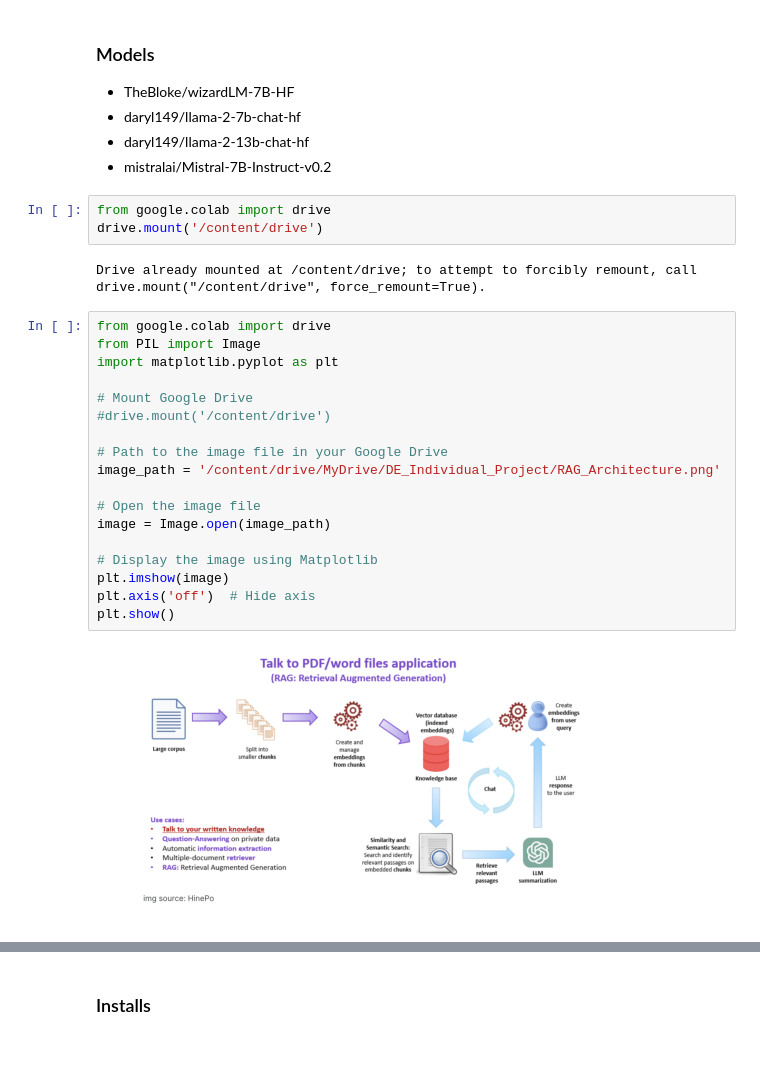
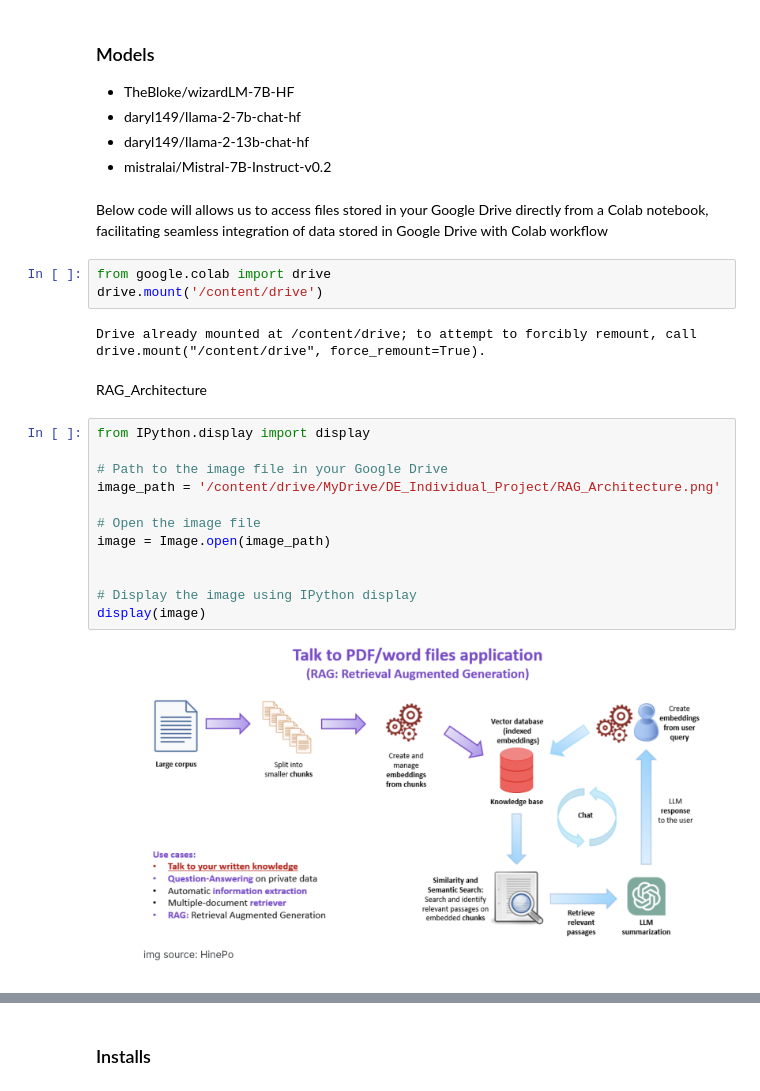
Before and after one commit to ankitmehani/RAG_Based_LLM-DE_Individual_Project, a Jupyter notebook: Harry_Potter_RAG_LLM_Chatbot.ipynb, the cells around one changed output, grey strips where cells are left out. Drawn from its saved outputs; the diff is of its cells as text; blank space fills up the shorter version.

```diff
--- a/Harry_Potter_RAG_LLM_Chatbot.ipynb
+++ b/Harry_Potter_RAG_LLM_Chatbot.ipynb
@@ -55,28 +55,26 @@ _________________________________
 - daryl149/llama-2-7b-chat-hf
 - daryl149/llama-2-13b-chat-hf
 - mistralai/Mistral-7B-Instruct-v0.2
+# %% [markdown]
+Below code will allows us to access files stored in your Google Drive directly from a Colab notebook, facilitating seamless integration of data stored in Google Drive with Colab workflow
 # %%
 from google.colab import drive
 drive.mount('/content/drive')
 # %% [output]
 Drive already mounted at /content/drive; to attempt to forcibly remount, call drive.mount("/content/drive", force_remount=True).
+# %% [markdown]
+RAG_Architecture
 # %%
-from google.colab import drive
-from PIL import Image
-import matplotlib.pyplot as plt
-
-# Mount Google Drive
-#drive.mount('/content/drive')
+from IPython.display import display
 
 # Path to the image file in your Google Drive
 image_path = '/content/drive/MyDrive/DE_Individual_Project/RAG_Architecture.png'
 
 # Open the image file
 image = Image.open(image_path)
 
-# Display the image using Matplotlib
-plt.imshow(image)
-plt.axis('off')  # Hide axis
-plt.show()
+
+# Display the image using IPython display
+display(image)
 # %% [output]
-[figure, old version]
+[figure, new version]
```
Also changed, not shown: parts of 21 cells of this notebook.
